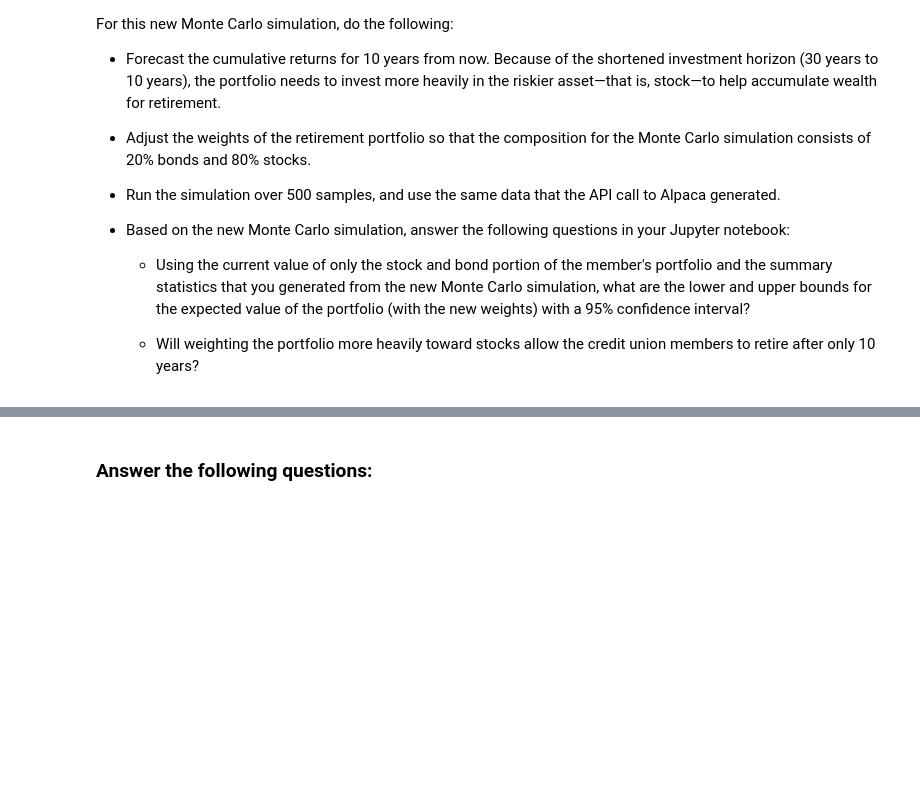
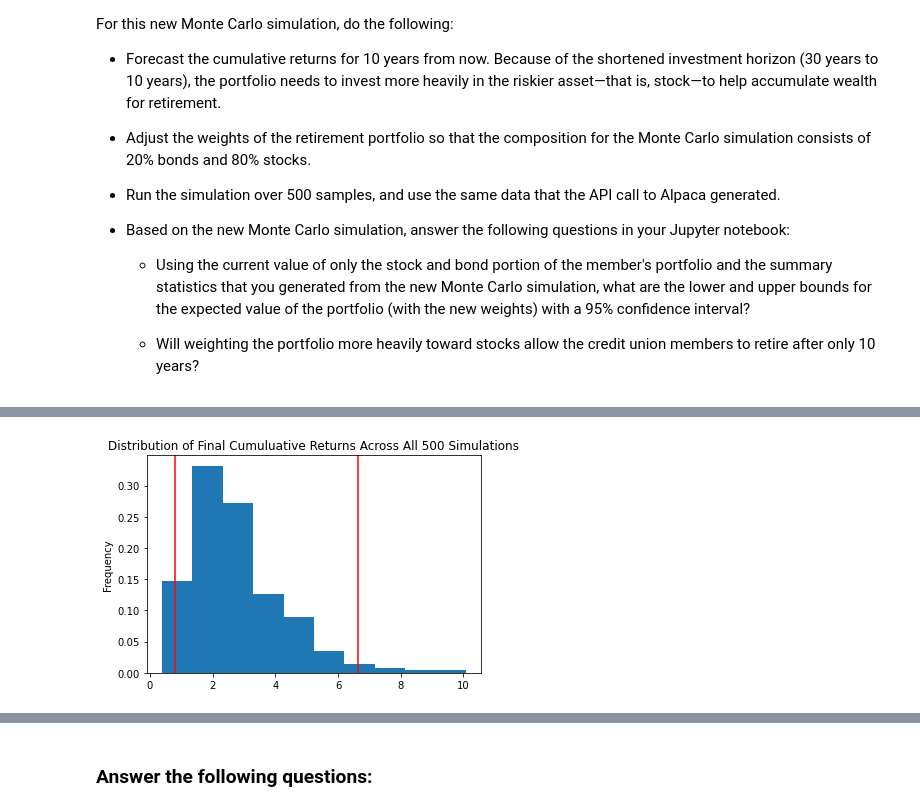
Before and after one commit to ALovettII/5-challenge, a Jupyter notebook: financial_planning_tools.ipynb, the cells around one changed output, grey strips where cells are left out. Cells and saved outputs as stored; diff of their text form; code cells hidden in the pictures; blank space fills up the shorter version.

```diff
--- a/financial_planning_tools.ipynb
+++ b/financial_planning_tools.ipynb
@@ -661,7 +718,9 @@ For this new Monte Carlo simulation, do the following:
 # %%
 # Visualize the probability distribution of the 10-year Monte Carlo simulation
 # by plotting a histogram
-# YOUR CODE HERE
+MC_2080_dist_plot = MC_2080.plot_distribution()
+# %% [output]
+[figure, added]
 # %%
 # Generate summary statistics from the 10-year Monte Carlo simulation results
 # Save the results as a variable
```
Also changed, not shown: parts of 31 cells of this notebook.
